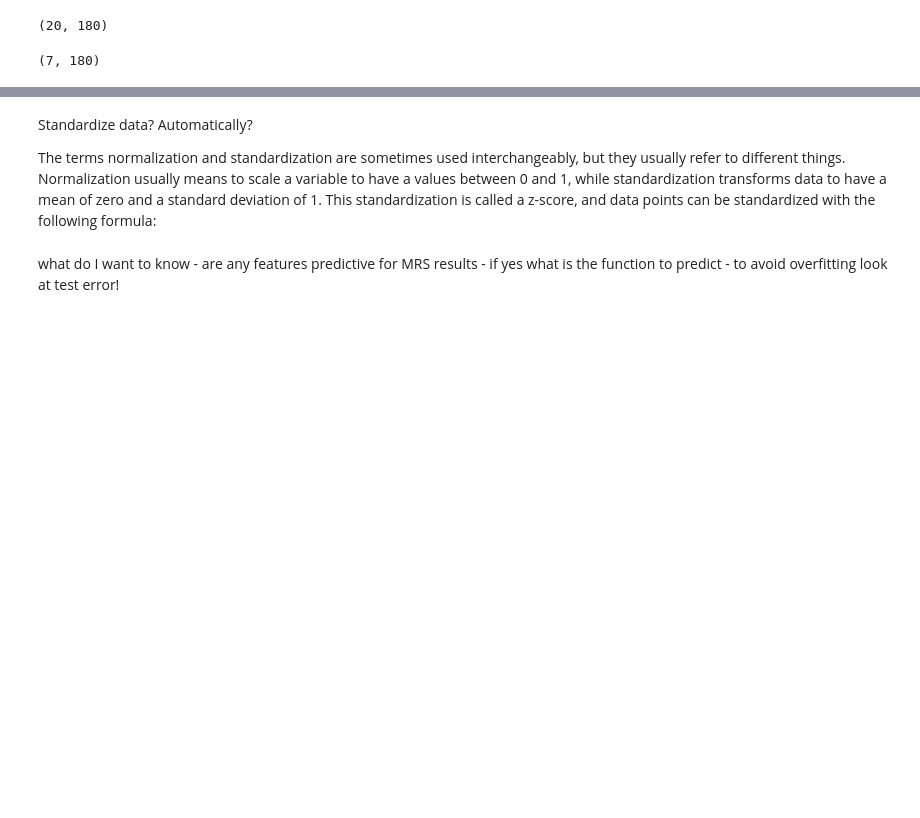
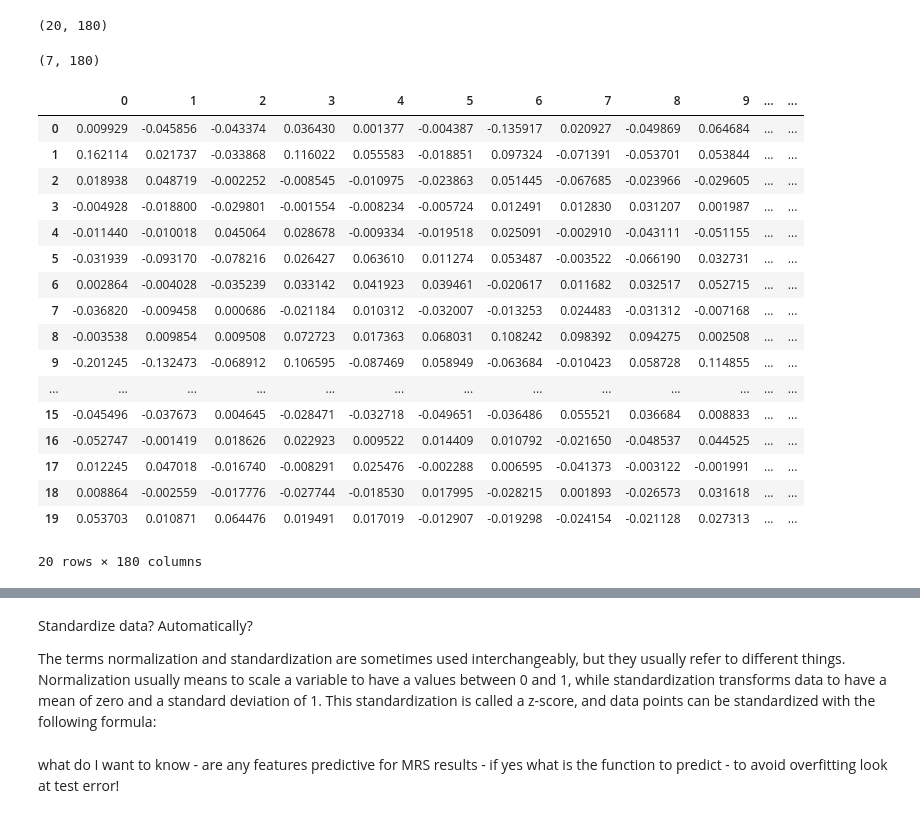
Before and after one commit to Jennt11/Masterthesis, a Jupyter notebook: 2020-05-Elastic_net_2.0.ipynb, the cells around one changed output, grey strips where cells are left out. Cells and saved outputs as stored; diff of their text form; code cells hidden in the pictures; blank space fills up the shorter version.

```diff
--- a/2020-05-Elastic_net_2.0.ipynb
+++ b/2020-05-Elastic_net_2.0.ipynb
@@ -84,0 +105,22 @@ X_test.shape
+# %%
+X_train_df=pd.DataFrame(X_train)
+X_train_df
+# %% [output]
+|  | 0 | 1 | 2 | 3 | 4 | 5 | 6 | 7 | 8 | 9 | ... | ... |
+| 0 | 0.009929 | -0.045856 | -0.043374 | 0.036430 | 0.001377 | -0.004387 | -0.135917 | 0.020927 | -0.049869 | 0.064684 | ... | ... |
+| 1 | 0.162114 | 0.021737 | -0.033868 | 0.116022 | 0.055583 | -0.018851 | 0.097324 | -0.071391 | -0.053701 | 0.053844 | ... | ... |
+| 2 | 0.018938 | 0.048719 | -0.002252 | -0.008545 | -0.010975 | -0.023863 | 0.051445 | -0.067685 | -0.023966 | -0.029605 | ... | ... |
+| 3 | -0.004928 | -0.018800 | -0.029801 | -0.001554 | -0.008234 | -0.005724 | 0.012491 | 0.012830 | 0.031207 | 0.001987 | ... | ... |
+| 4 | -0.011440 | -0.010018 | 0.045064 | 0.028678 | -0.009334 | -0.019518 | 0.025091 | -0.002910 | -0.043111 | -0.051155 | ... | ... |
+| 5 | -0.031939 | -0.093170 | -0.078216 | 0.026427 | 0.063610 | 0.011274 | 0.053487 | -0.003522 | -0.066190 | 0.032731 | ... | ... |
+| 6 | 0.002864 | -0.004028 | -0.035239 | 0.033142 | 0.041923 | 0.039461 | -0.020617 | 0.011682 | 0.032517 | 0.052715 | ... | ... |
+| 7 | -0.036820 | -0.009458 | 0.000686 | -0.021184 | 0.010312 | -0.032007 | -0.013253 | 0.024483 | -0.031312 | -0.007168 | ... | ... |
+| 8 | -0.003538 | 0.009854 | 0.009508 | 0.072723 | 0.017363 | 0.068031 | 0.108242 | 0.098392 | 0.094275 | 0.002508 | ... | ... |
+| 9 | -0.201245 | -0.132473 | -0.068912 | 0.106595 | -0.087469 | 0.058949 | -0.063684 | -0.010423 | 0.058728 | 0.114855 | ... | ... |
+| ... | ... | ... | ... | ... | ... | ... | ... | ... | ... | ... | ... | ... |
+| 15 | -0.045496 | -0.037673 | 0.004645 | -0.028471 | -0.032718 | -0.049651 | -0.036486 | 0.055521 | 0.036684 | 0.008833 | ... | ... |
+| 16 | -0.052747 | -0.001419 | 0.018626 | 0.022923 | 0.009522 | 0.014409 | 0.010792 | -0.021650 | -0.048537 | 0.044525 | ... | ... |
+| 17 | 0.012245 | 0.047018 | -0.016740 | -0.008291 | 0.025476 | -0.002288 | 0.006595 | -0.041373 | -0.003122 | -0.001991 | ... | ... |
+| 18 | 0.008864 | -0.002559 | -0.017776 | -0.027744 | -0.018530 | 0.017995 | -0.028215 | 0.001893 | -0.026573 | 0.031618 | ... | ... |
+| 19 | 0.053703 | 0.010871 | 0.064476 | 0.019491 | 0.017019 | -0.012907 | -0.019298 | -0.024154 | -0.021128 | 0.027313 | ... | ... |
+20 rows × 180 columns
```
Also changed, not shown: parts of 23 cells of this notebook, 4 other files.
